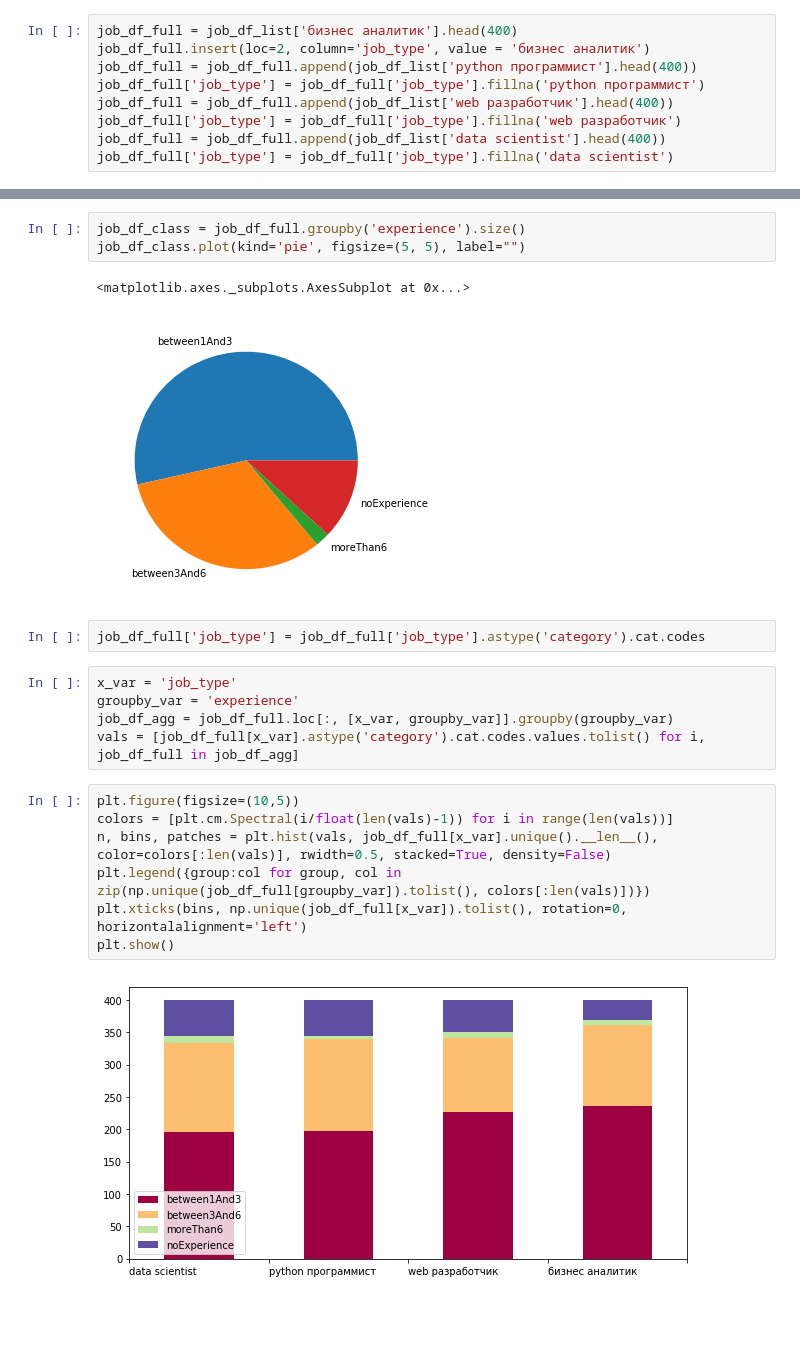
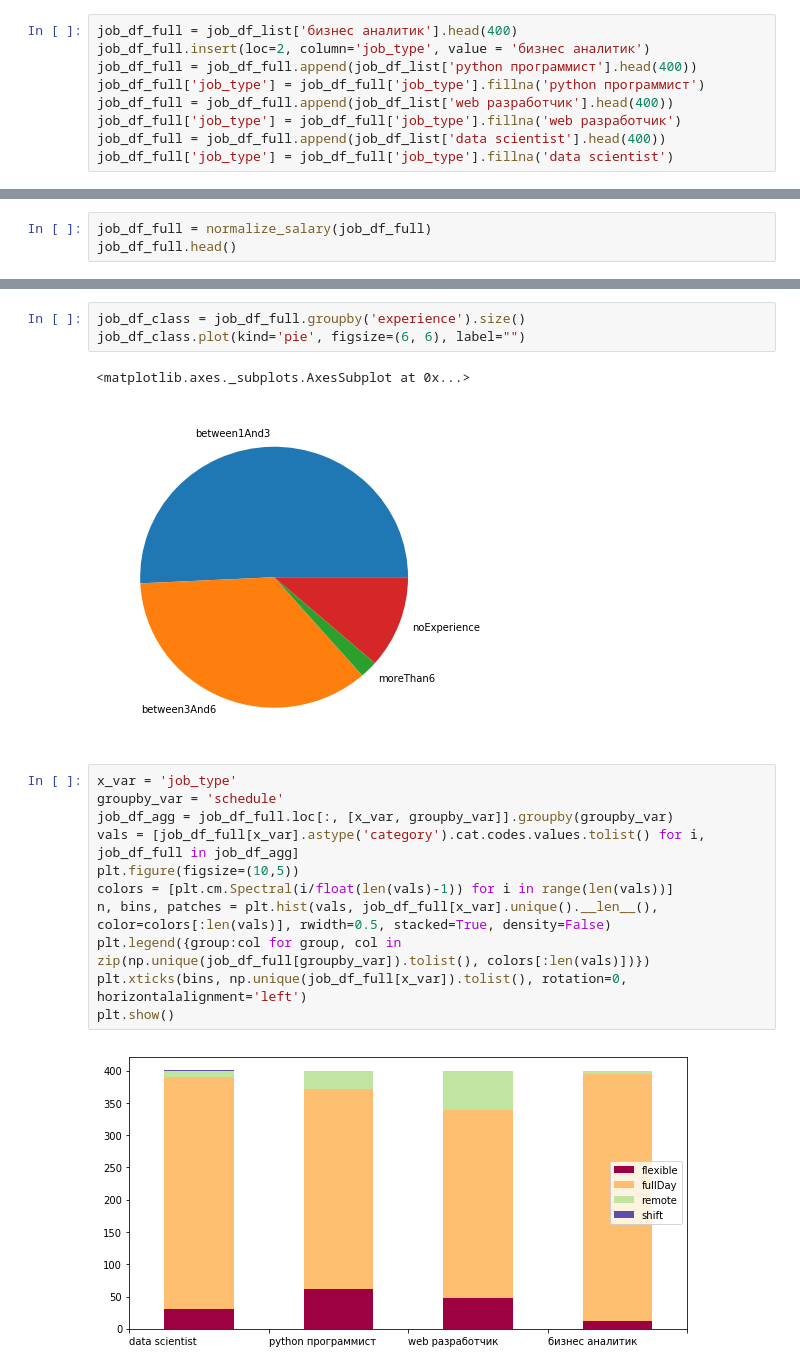
Before and after one commit to 9427/hh-job-parser, a Jupyter notebook: job_data.ipynb, the cells around one changed output, grey strips where cells are left out. Drawn from its saved outputs; the diff is of its cells as text; blank space fills up the shorter version.

```diff
--- a/job_data.ipynb
+++ b/job_data.ipynb
@@ -234,0 +152,3 @@ job_df_full
+# %%
+job_df_full = normalize_salary(job_df_full)
+job_df_full.head()
@@ -247,22 +174,19 @@ job_df_class.plot(kind='pie', figsize=(5, 5), label="")
 # %%
 job_df_class = job_df_full.groupby('experience').size()
-job_df_class.plot(kind='pie', figsize=(5, 5), label="")
+job_df_class.plot(kind='pie', figsize=(6, 6), label="")
 # %% [output]
 <matplotlib.axes._subplots.AxesSubplot at 0x...>
-[figure, old version]
+[figure, new version]
-# %%
-job_df_full['job_type'] = job_df_full['job_type'].astype('category').cat.codes
-# %%
-x_var = 'job_type'
-groupby_var = 'experience'
-job_df_agg = job_df_full.loc[:, [x_var, groupby_var]].groupby(groupby_var)
-vals = [job_df_full[x_var].astype('category').cat.codes.values.tolist() for i, job_df_full in job_df_agg]
 # %%
+x_var = 'job_type'
+groupby_var = 'schedule'
+job_df_agg = job_df_full.loc[:, [x_var, groupby_var]].groupby(groupby_var)
+vals = [job_df_full[x_var].astype('category').cat.codes.values.tolist() for i, job_df_full in job_df_agg]
 plt.figure(figsize=(10,5))
 colors = [plt.cm.Spectral(i/float(len(vals)-1)) for i in range(len(vals))]
 n, bins, patches = plt.hist(vals, job_df_full[x_var].unique().__len__(), color=colors[:len(vals)], rwidth=0.5, stacked=True, density=False)
 plt.legend({group:col for group, col in zip(np.unique(job_df_full[groupby_var]).tolist(), colors[:len(vals)])})
 plt.xticks(bins, np.unique(job_df_full[x_var]).tolist(), rotation=0, horizontalalignment='left')
 plt.show()
 # %% [output]
-[figure, old version]
+[figure, new version]
```
Also changed, not shown: parts of 18 cells of this notebook.
